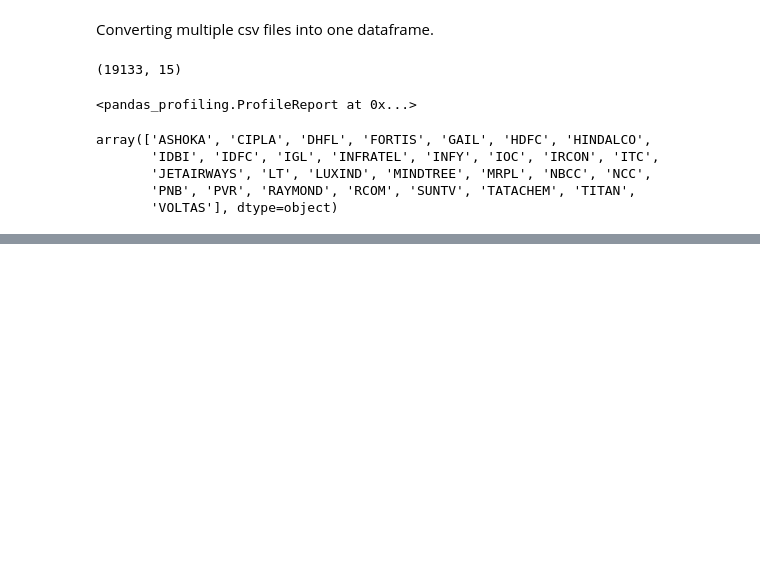
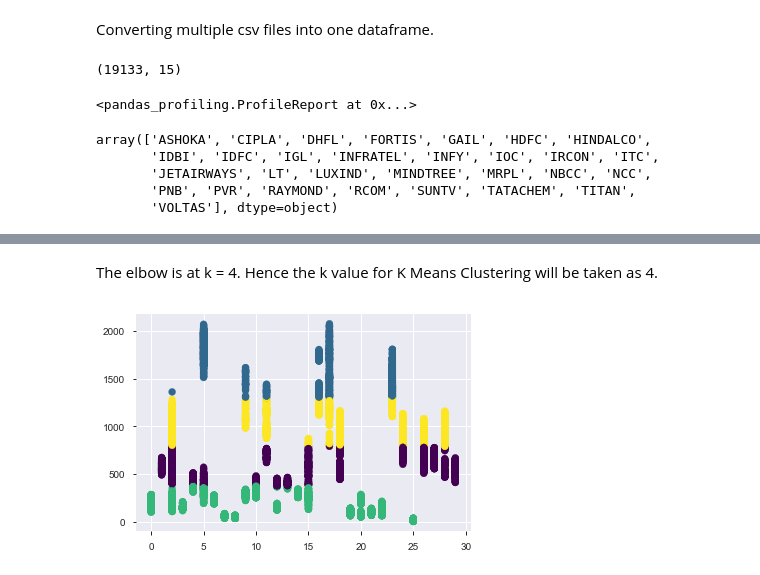
Before and after one commit to atkrish0/securitized-asset-analysis, a Jupyter notebook: 6 - Clustering for Diversification Analysis.ipynb, the cells around one changed output, grey strips where cells are left out. Drawn from its saved outputs; the diff is of its cells as text; code cells hidden in the pictures; blank space fills up the shorter version.

```diff
--- a/6 - Clustering for Diversification Analysis.ipynb
+++ b/6 - Clustering for Diversification Analysis.ipynb
@@ -69,0 +89,10 @@ new.shape
+# %% [markdown]
+The elbow is at k = 4. Hence the k value for K Means Clustering will be taken as 4.
+# %%
+X = new.values
+kmeans = KMeans(n_clusters = 4).fit(X)
+centroids = kmeans.cluster_centers_
+plt.scatter(X[:,0], X[:,1], c = kmeans.labels_, cmap ="viridis")
+plt.show()
+# %% [output]
+[figure, added]
```
Also changed, not shown: parts of 10 cells of this notebook.
